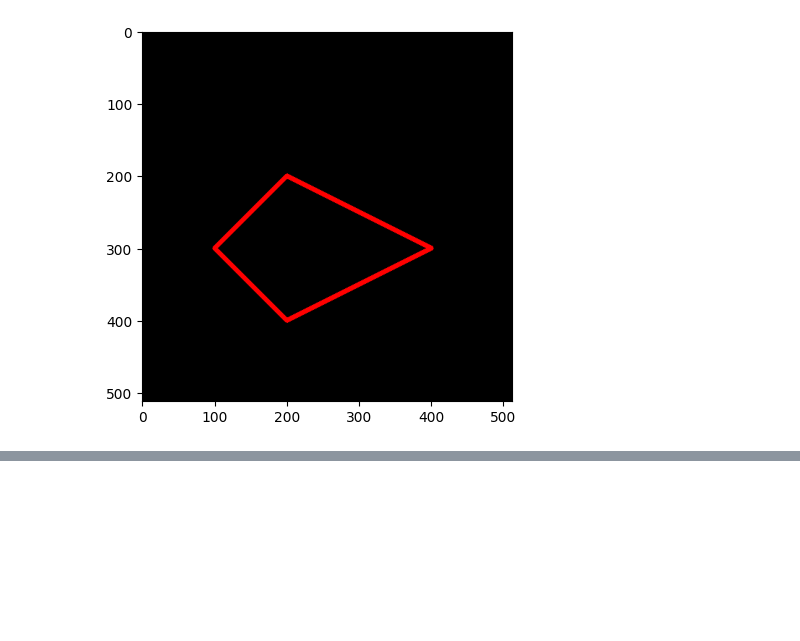
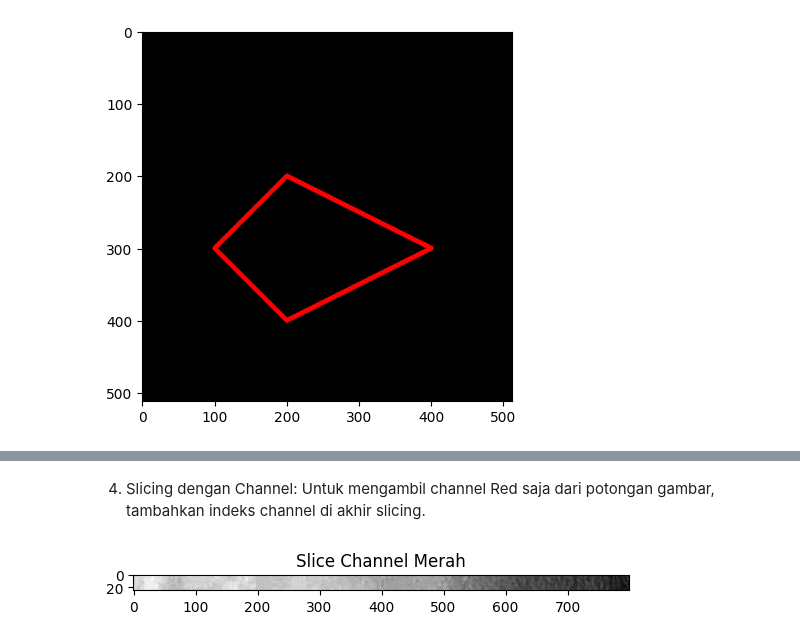
Before and after one commit to Archin0/PCVK_Sem5, a Jupyter notebook: Week2.ipynb, the cells around one changed output, grey strips where cells are left out. Cells and saved outputs as stored; diff of their text form; code cells hidden in the pictures; blank space fills up the shorter version.

```diff
--- a/Week2.ipynb
+++ b/Week2.ipynb
@@ -153,0 +190,10 @@ Gambar HITAM 2:
+# %% [markdown]
+4. Slicing dengan Channel: Untuk mengambil channel Red saja dari potongan gambar, tambahkan indeks channel di akhir slicing.
+# %%
+# Ambil baris 5-30, semua kolom, hanya channel Red (indeks 0)
+red_channel_slice = img_rgb[5:30, :, 0]
+plt.imshow(red_channel_slice, cmap='gray') # Tampilkan dengan colormap agar terlihat
+plt.title("Slice Channel Merah")
+plt.show()
+# %% [output]
+[figure, added]
```
Also changed, not shown: parts of 12 cells of this notebook.
